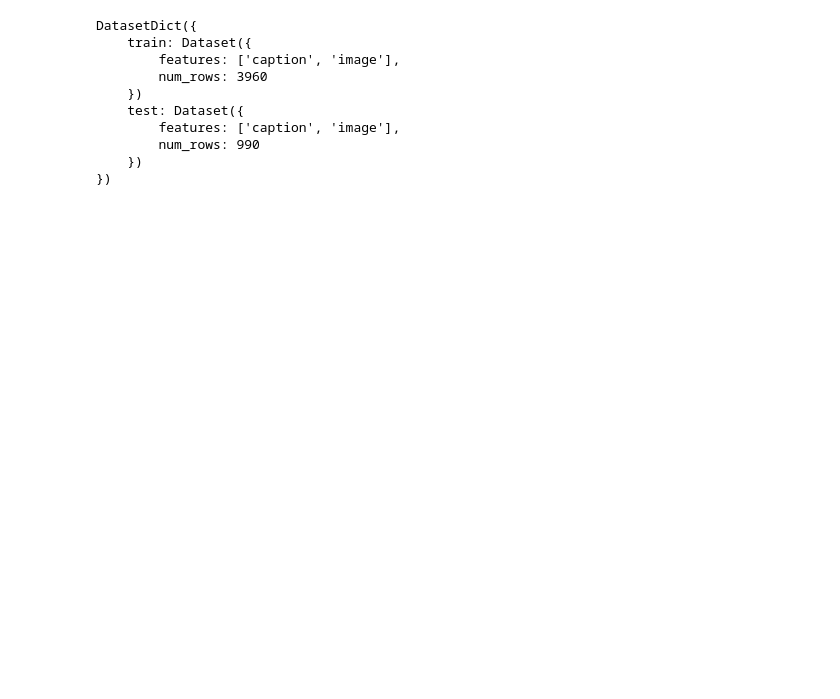
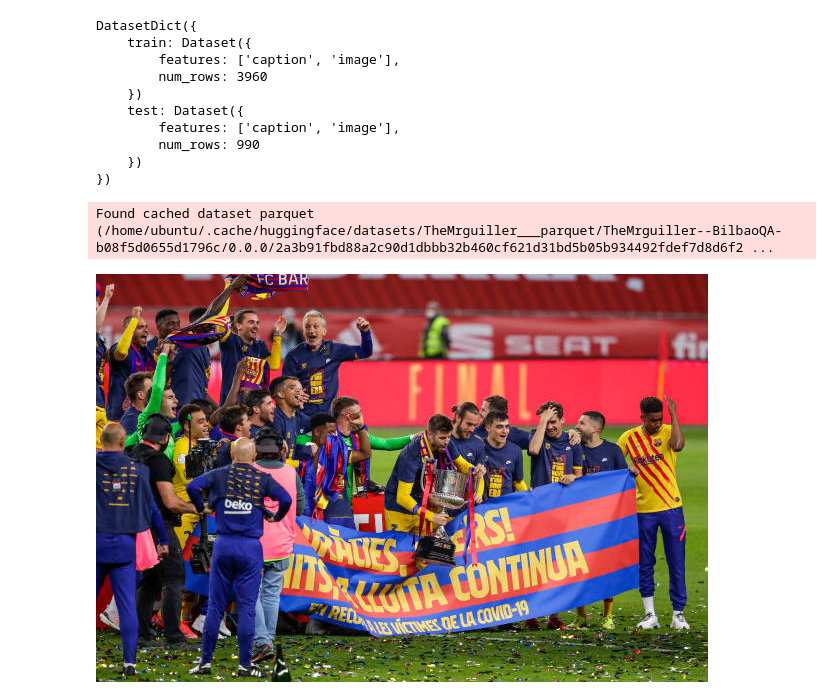
Before and after one commit to TheMrguiller/MUCSI_Modal, a Jupyter notebook: preprocessing/BilbaoQA.ipynb, the cells around one changed output. Drawn from its saved outputs; the diff is of its cells as text; code cells hidden in the pictures; blank space fills up the shorter version.

Commit message:
Preprocessing BilbaoQA

```diff
--- a/preprocessing/BilbaoQA.ipynb
+++ b/preprocessing/BilbaoQA.ipynb
@@ -141,3 +146,12 @@ DatasetDict({
         num_rows: 990
     })
 })
+# %%
+from datasets import load_dataset
+dataset = load_dataset("TheMrguiller/BilbaoQA")
+# %% [output]
+Found cached dataset parquet (/home/ubuntu/.cache/huggingface/datasets/TheMrguiller___parquet/TheMrguiller--BilbaoQA-b08f5d0655d1796c/0.0.0/2a3b91fbd88a2c90d1dbbb32b460cf621d31bd5b05b934492fdef7d8d6f2 ...
+# %%
+dataset["train"]["image"][1]
+# %% [output]
+[figure, added]
```
Also changed, not shown: parts of 15 cells of this notebook, 3 other files.
